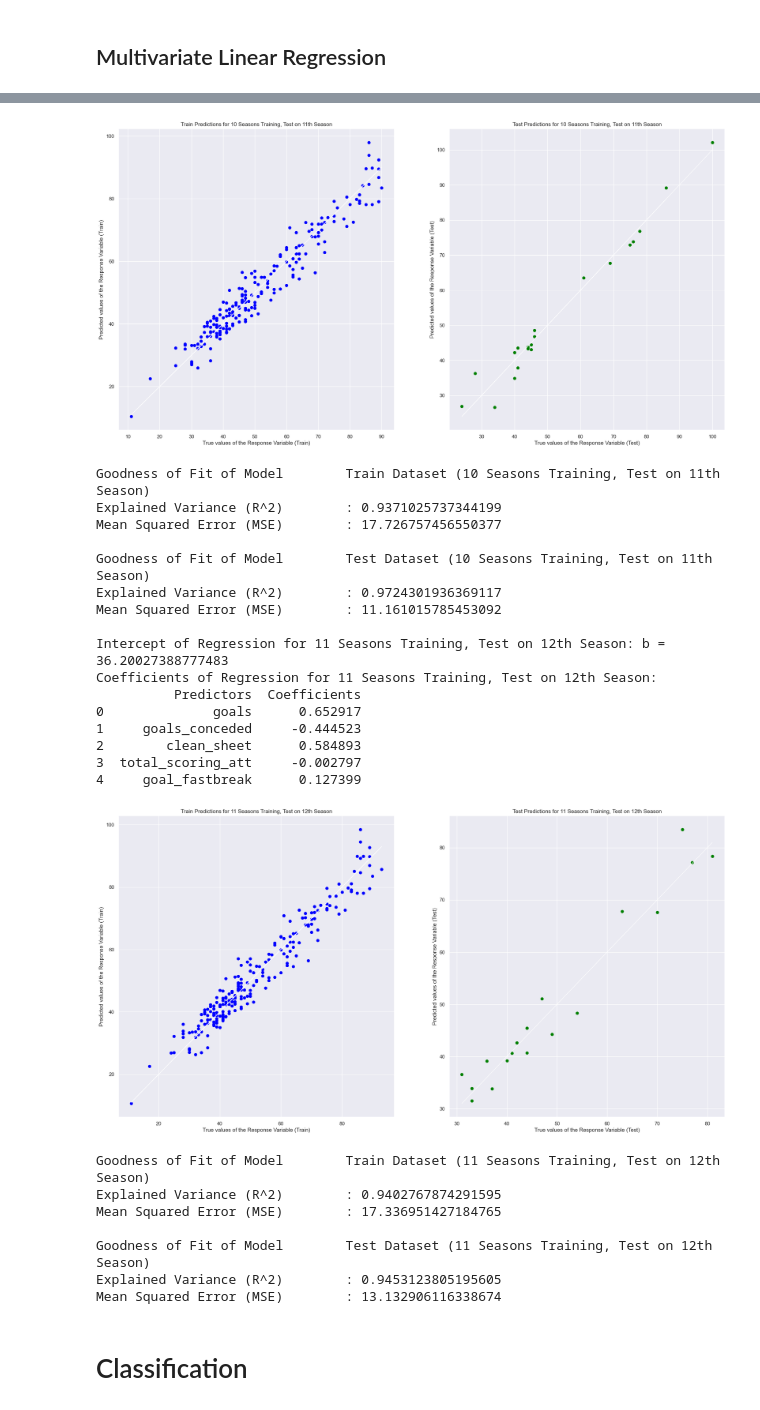
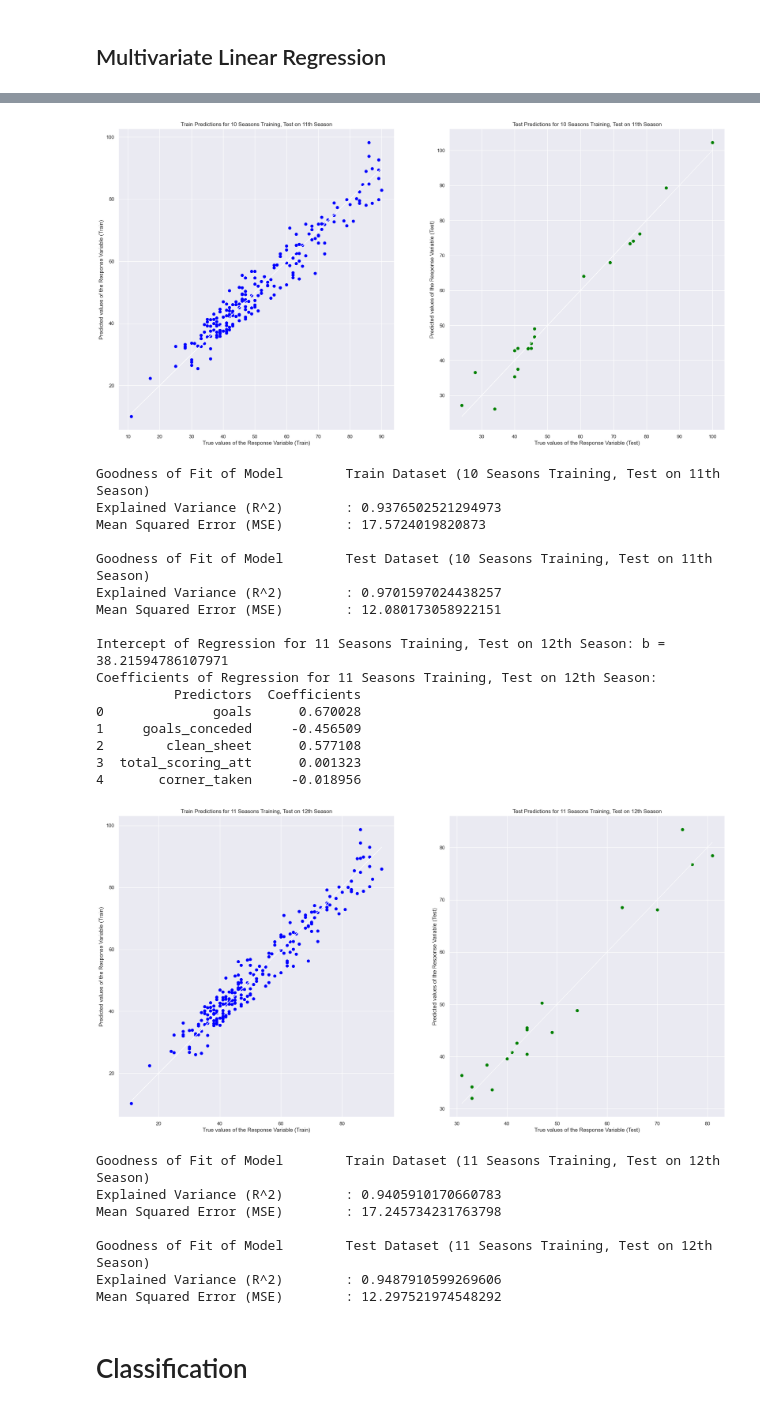
Before and after one commit to JacksonSeowJX/SC1015, a Jupyter notebook: Sc1015 Mini-Project.ipynb, the cells around one changed output, grey strips where cells are left out. Saved outputs shown, nothing was run; the diff lists cells and outputs as text; code cells hidden in the pictures.

```diff
--- a/Sc1015 Mini-Project.ipynb
+++ b/Sc1015 Mini-Project.ipynb
@@ -538,7 +572,7 @@ season_splits = {
     "11_seasons": (statsDataFrame.iloc[:220], statsDataFrame.iloc[221:241])
 }
 
-predictors = ["goals", "goals_conceded", "clean_sheet", "total_scoring_att", "goal_fastbreak"]
+predictors = ["goals", "goals_conceded", "clean_sheet", "total_scoring_att", "corner_taken",]
 
 # Initialize a Linear Regression model
 linreg = LinearRegression()
@@ -691,25 +725,25 @@ def train_and_plot(X_train, y_train, X_test, y_test, title_suffix):
     print()
 
 # Train and test for the 9th season
-X_train = train_data_9_seasons[["goals", "goals_conceded", "clean_sheet", "total_scoring_att", "goal_fastbreak"]]
+X_train = train_data_9_seasons[["goals", "goals_conceded", "clean_sheet", "total_scoring_att", "corner_taken"]]
 y_train = train_data_9_seasons["total_points"]
-X_test = test_data_10th_season[["goals", "goals_conceded", "clean_sheet", "total_scoring_att", "goal_fastbreak"]]
+X_test = test_data_10th_season[["goals", "goals_conceded", "clean_sheet", "total_scoring_att", "corner_taken"]]
 y_test = test_data_10th_season["total_points"]
 
 train_and_plot(X_train, y_train, X_test, y_test, "9 Seasons Training, Test on 10th Season")
 
 # Train and test for the 10th season
-X_train = train_data_10_seasons[["goals", "goals_conceded", "clean_sheet", "total_scoring_att", "goal_fastbreak"]]
+X_train = train_data_10_seasons[["goals", "goals_conceded", "clean_sheet", "total_scoring_att", "corner_taken"]]
 y_train = train_data_10_seasons["total_points"]
-X_test = test_data_11th_season[["goals", "goals_conceded", "clean_sheet", "total_scoring_att", "goal_fastbreak"]]
+X_test = test_data_11th_season[["goals", "goals_conceded", "clean_sheet", "total_scoring_att", "corner_taken"]]
 y_test = test_data_11th_season["total_points"]
 
 train_and_plot(X_train, y_train, X_test, y_test, "10 Seasons Training, Test on 11th Season")
 
 # Train and test for the 11th season
-X_train = train_data_11_seasons[["goals", "goals_conceded", "clean_sheet", "total_scoring_att", "goal_fastbreak"]]
+X_train = train_data_11_seasons[["goals", "goals_conceded", "clean_sheet", "total_scoring_att", "corner_taken"]]
 y_train = train_data_11_seasons["total_points"]
-X_test = test_data_12th_season[["goals", "goals_conceded", "clean_sheet", "total_scoring_att", "goal_fastbreak"]]
+X_test = test_data_12th_season[["goals", "goals_conceded", "clean_sheet", "total_scoring_att", "corner_taken"]]
 y_test = test_data_12th_season["total_points"]
 
 train_and_plot(X_train, y_train, X_test, y_test, "11 Seasons Training, Test on 12th Season")
@@ -742,28 +776,28 @@ Coefficients of Regression for 10 Seasons Training, Test on 11th Season:
 [figure]
 Goodness of Fit of Model        Train Dataset (10 Seasons Training, Test on 11th Season)
-Explained Variance (R^2)        : 0.9371025737344199
-Mean Squared Error (MSE)        : 17.726757456550377
+Explained Variance (R^2)        : 0.9376502521294973
+Mean Squared Error (MSE)        : 17.5724019820873
 
 Goodness of Fit of Model        Test Dataset (10 Seasons Training, Test on 11th Season)
-Explained Variance (R^2)        : 0.9724301936369117
-Mean Squared Error (MSE)        : 11.161015785453092
+Explained Variance (R^2)        : 0.9701597024438257
+Mean Squared Error (MSE)        : 12.080173058922151
 
-Intercept of Regression for 11 Seasons Training, Test on 12th Season: b =  36.20027388777483
+Intercept of Regression for 11 Seasons Training, Test on 12th Season: b =  38.21594786107971
 Coefficients of Regression for 11 Seasons Training, Test on 12th Season:
           Predictors  Coefficients
-0              goals      0.652917
-1     goals_conceded     -0.444523
-2        clean_sheet      0.584893
-3  total_scoring_att     -0.002797
-4     goal_fastbreak      0.127399
+0              goals      0.670028
+1     goals_conceded     -0.456509
+2        clean_sheet      0.577108
+3  total_scoring_att      0.001323
+4       corner_taken     -0.018956
-[figure, old version]
+[figure, new version]
 Goodness of Fit of Model        Train Dataset (11 Seasons Training, Test on 12th Season)
-Explained Variance (R^2)        : 0.9402767874291595
-Mean Squared Error (MSE)        : 17.336951427184765
+Explained Variance (R^2)        : 0.9405910170660783
+Mean Squared Error (MSE)        : 17.245734231763798
 
 Goodness of Fit of Model        Test Dataset (11 Seasons Training, Test on 12th Season)
-Explained Variance (R^2)        : 0.9453123805195605
-Mean Squared Error (MSE)        : 13.132906116338674
+Explained Variance (R^2)        : 0.9487910599269606
+Mean Squared Error (MSE)        : 12.297521974548292
 # %% [markdown]
 # Classification
 # %% [markdown]
```
Also changed, not shown: parts of 10 cells of this notebook.
